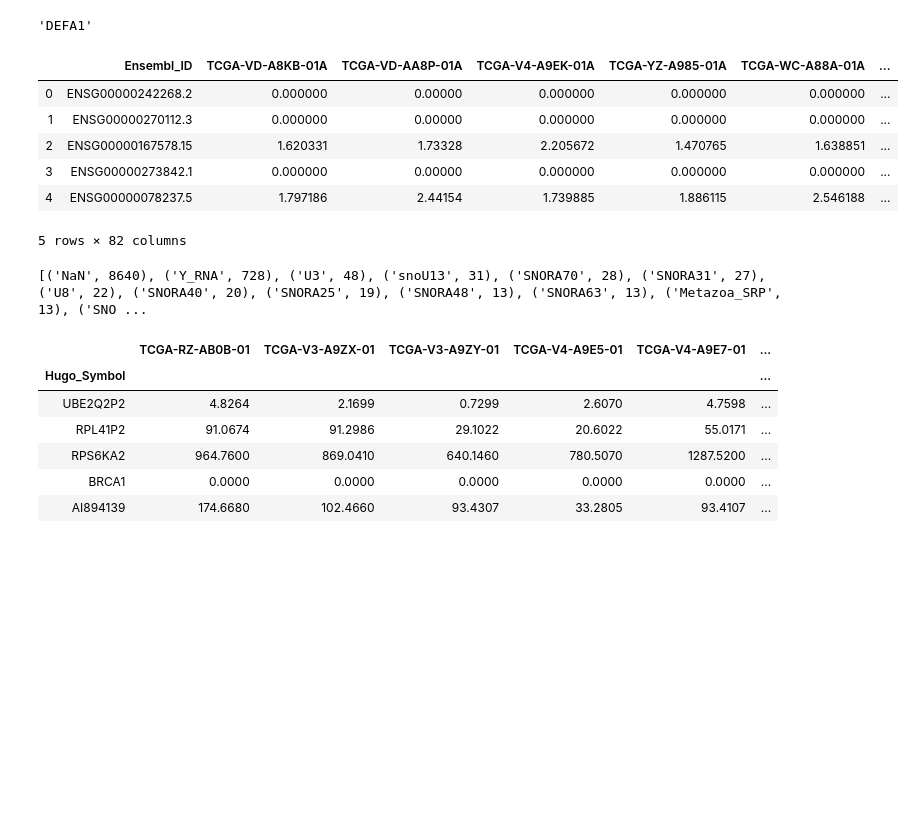
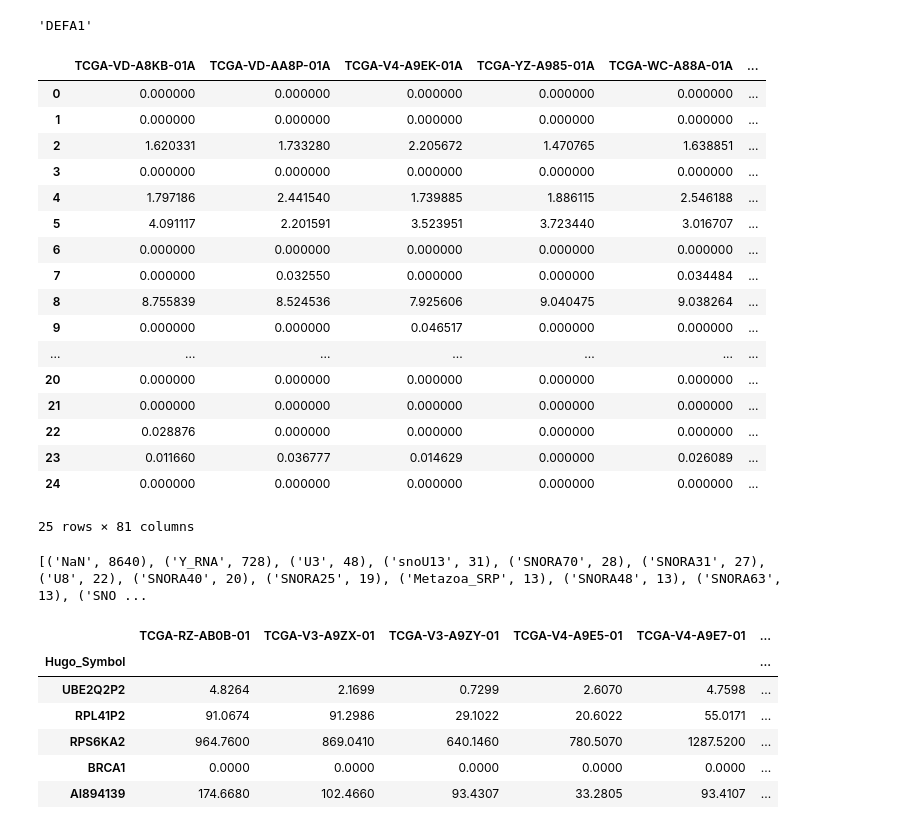
Before and after one commit to N8Grant/TripodsREU, a Jupyter notebook: scripts/FPKM_data.ipynb, the cells around one changed output. Cells and saved outputs as stored; diff of their text form; code cells hidden in the pictures; blank space fills up the shorter version.

```diff
--- a/scripts/FPKM_data.ipynb
+++ b/scripts/FPKM_data.ipynb
@@ -27,7 +27,7 @@ from sklearn.tree import DecisionTreeClassifier
 # %% [markdown]
 ## Data Formatting
 # %%
-df = pd.read_csv('C:/Users/NathanGrant/Programs/TripodsREU/data/TCGA-UVM.htseq_fpkm.tsv',delimiter='\t')
+df = pd.read_csv('../data/TCGA-UVM.htseq_fpkm.tsv',delimiter='\t')
 df.head()
 # %% [output]
 |  | Ensembl_ID | TCGA-VD-A8KB-01A | TCGA-VD-AA8P-01A | TCGA-V4-A9EK-01A | TCGA-YZ-A985-01A | TCGA-WC-A88A-01A | ... |
@@ -167,19 +167,30 @@ df_hugo.loc[ens[:ens.index('.')],'Associate Gene Name']
 'DEFA1'
 # %%
 df['Hugo_Symbol'] = hugo_symbols
-df.head()
+df.head(25)
 # %% [output]
-|  | Ensembl_ID | TCGA-VD-A8KB-01A | TCGA-VD-AA8P-01A | TCGA-V4-A9EK-01A | TCGA-YZ-A985-01A | TCGA-WC-A88A-01A | ... |
-| 0 | ENSG00000242268.2 | 0.000000 | 0.00000 | 0.000000 | 0.000000 | 0.000000 | ... |
-| 1 | ENSG00000270112.3 | 0.000000 | 0.00000 | 0.000000 | 0.000000 | 0.000000 | ... |
-| 2 | ENSG00000167578.15 | 1.620331 | 1.73328 | 2.205672 | 1.470765 | 1.638851 | ... |
-| 3 | ENSG00000273842.1 | 0.000000 | 0.00000 | 0.000000 | 0.000000 | 0.000000 | ... |
-| 4 | ENSG00000078237.5 | 1.797186 | 2.44154 | 1.739885 | 1.886115 | 2.546188 | ... |
+|  | TCGA-VD-A8KB-01A | TCGA-VD-AA8P-01A | TCGA-V4-A9EK-01A | TCGA-YZ-A985-01A | TCGA-WC-A88A-01A | ... |
+| 0 | 0.000000 | 0.000000 | 0.000000 | 0.000000 | 0.000000 | ... |
+| 1 | 0.000000 | 0.000000 | 0.000000 | 0.000000 | 0.000000 | ... |
+| 2 | 1.620331 | 1.733280 | 2.205672 | 1.470765 | 1.638851 | ... |
+| 3 | 0.000000 | 0.000000 | 0.000000 | 0.000000 | 0.000000 | ... |
+| 4 | 1.797186 | 2.441540 | 1.739885 | 1.886115 | 2.546188 | ... |
+| 5 | 4.091117 | 2.201591 | 3.523951 | 3.723440 | 3.016707 | ... |
+| 6 | 0.000000 | 0.000000 | 0.000000 | 0.000000 | 0.000000 | ... |
+| 7 | 0.000000 | 0.032550 | 0.000000 | 0.000000 | 0.034484 | ... |
+| 8 | 8.755839 | 8.524536 | 7.925606 | 9.040475 | 9.038264 | ... |
+| 9 | 0.000000 | 0.000000 | 0.046517 | 0.000000 | 0.000000 | ... |
+| ... | ... | ... | ... | ... | ... | ... |
+| 20 | 0.000000 | 0.000000 | 0.000000 | 0.000000 | 0.000000 | ... |
+| 21 | 0.000000 | 0.000000 | 0.000000 | 0.000000 | 0.000000 | ... |
+| 22 | 0.028876 | 0.000000 | 0.000000 | 0.000000 | 0.000000 | ... |
+| 23 | 0.011660 | 0.036777 | 0.014629 | 0.000000 | 0.026089 | ... |
+| 24 | 0.000000 | 0.000000 | 0.000000 | 0.000000 | 0.000000 | ... |
-5 rows × 82 columns
+25 rows × 81 columns
 # %%
 from collections import Counter
 # %%
-print(Counter(df['Hugo_Symbol'].values).most_common(20))
+print(Counter(df['Hugo_Symbol'].values).most_common(70))
 # %% [output]
-[('NaN', 8640), ('Y_RNA', 728), ('U3', 48), ('snoU13', 31), ('SNORA70', 28), ('SNORA31', 27), ('U8', 22), ('SNORA40', 20), ('SNORA25', 19), ('SNORA48', 13), ('SNORA63', 13), ('Metazoa_SRP', 13), ('SNO ...
+[('NaN', 8640), ('Y_RNA', 728), ('U3', 48), ('snoU13', 31), ('SNORA70', 28), ('SNORA31', 27), ('U8', 22), ('SNORA40', 20), ('SNORA25', 19), ('Metazoa_SRP', 13), ('SNORA48', 13), ('SNORA63', 13), ('SNO ...
 # %%
```
Also changed, not shown: parts of 13 cells of this notebook, 3 other files.
